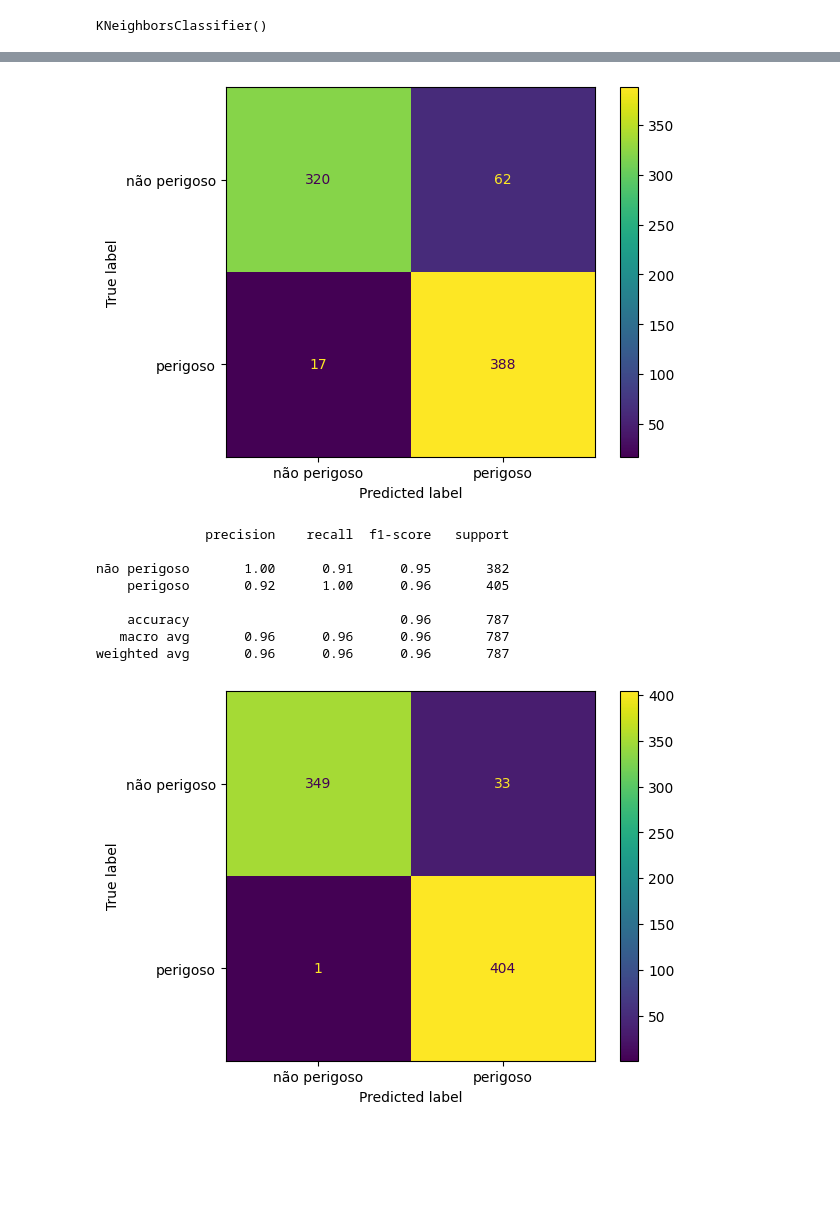
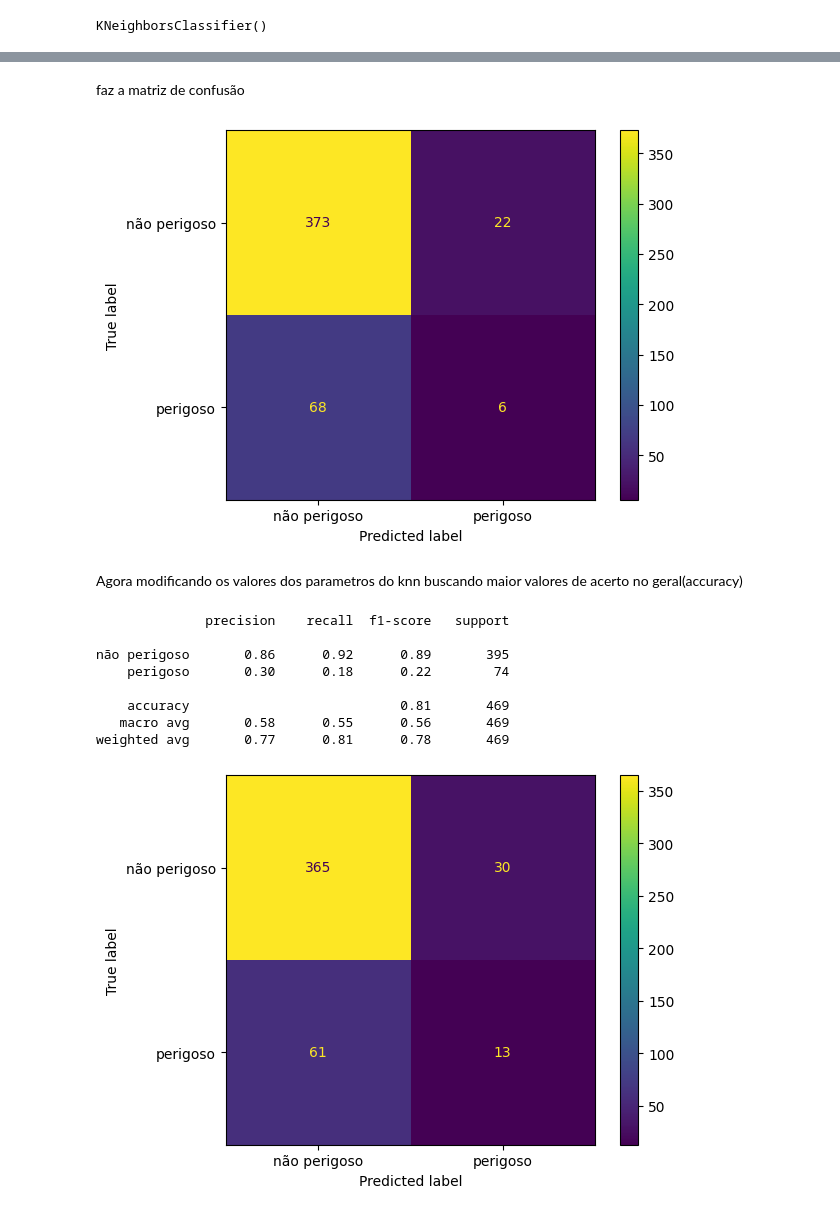
Before and after one commit to gabrielmaiaaa/IA-Inteligencia-Asteroide, a Jupyter notebook: Codigos/IA.ipynb, the cells around one changed output, grey strips where cells are left out. Drawn from its saved outputs; the diff is of its cells as text; code cells hidden in the pictures; blank space fills up the shorter version.

```diff
--- a/Codigos/IA.ipynb
+++ b/Codigos/IA.ipynb
@@ -84,2 +64,2 @@ Separa em casos de treino e caso de teste, sendo 70% pra treino e 30% para testa
 # %%
-x_train, x_test, y_train, y_test = train_test_split(x_balanced, y_balanced, test_size=0.1, random_state=2)
+x_train, x_test, y_train, y_test = train_test_split(x, y, test_size=0.1, random_state=42)
@@ -88,8 +66,3 @@ tratar o dados para melhor utilização
-# %%
-# Normalizar os dados
-scaler = StandardScaler()
-x_train = scaler.fit_transform(x_train)
-x_test = scaler.transform(x_test)
 # %% [markdown]
 Agora começa os classificadores, primeiro arvore de descisão:
 Cria a arvore de decisão(padrão)
@@ -131,2 +104,28 @@ plt.show()
 # %% [markdown]
 Agora modificando os valores dos parametros da arvore buscando maior valores de acerto no geral(accuracy)
+# %%
+clf = tree.DecisionTreeClassifier(
+        criterion= 'entropy',
+        max_depth= 10,
+        min_samples_leaf= 5,
+        min_samples_split= 20,
+        splitter= 'best',
+        random_state=42,
+        class_weight='balanced'
+)
+
+#treina a arvore
+clf.fit(x_train,y_train)
+
+#faz o predict das amostras que a gente deixou como teste
+y_pred = clf.predict(x_test)
+
+#faz o relatório de métricas
+target_names = ['não perigoso', 'perigoso']
+print(classification_report(y_test, y_pred, target_names=target_names))
+
+#faz a matriz de confusão
+cm = confusion_matrix(y_test, y_pred, labels=clf.classes_)
+disp = ConfusionMatrixDisplay(confusion_matrix=cm,display_labels=['não perigoso', 'perigoso'])
+disp.plot()
+plt.show()
@@ -133,12 +144,12 @@ Agora modificando os valores dos parametros da arvore buscando maior valores de
 # %%
 clf = tree.DecisionTreeClassifier(
         criterion= 'entropy',
-        max_depth= 40,
+        max_depth= 30,
         min_samples_leaf= 1,
         min_samples_split= 2,
         splitter= 'best',
-        #random_state=42,
-        #class_weight='balanced'
+        random_state=42,
+        class_weight='balanced'
 )
 
 #treina a arvore
@@ -238,35 +209,42 @@ weighted avg       0.90      0.90      0.90       787
+# %% [markdown]
+faz a matriz de confusão
 # %%
-#faz a matriz de confusão
 cm = confusion_matrix(y_test, y_pred, labels=knn.classes_)
 disp = ConfusionMatrixDisplay(confusion_matrix=cm,display_labels=['não perigoso', 'perigoso'])
 disp.plot()
 plt.show()
 # %% [output]
-[figure, old version]
+[figure, new version]
+# %% [markdown]
+Agora modificando os valores dos parametros do knn buscando maior valores de acerto no geral(accuracy)
 # %%
-knn = KNeighborsClassifier(metric='manhattan',n_neighbors=3,weights='distance')
+knn = KNeighborsClassifier(
+    metric='manhattan',
+    n_neighbors=3,
+    weights='distance'
+)
 # Treine o classificador
 knn.fit(x_train, y_train)
 
 #Faça previsões no conjunto de teste
 y_pred = knn.predict(x_test)
 
 #faz o relatório de métricas
 target_names = ['não perigoso', 'perigoso']
 print(classification_report(y_test, y_pred, target_names=target_names))
 
 #faz a matriz de confusão
 cm = confusion_matrix(y_test, y_pred, labels=knn.classes_)
 disp = ConfusionMatrixDisplay(confusion_matrix=cm,display_labels=['não perigoso', 'perigoso'])
 disp.plot()
 plt.show()
 # %% [output]
               precision    recall  f1-score   support
 
-não perigoso       1.00      0.91      0.95       382
-    perigoso       0.92      1.00      0.96       405
+não perigoso       0.86      0.92      0.89       395
+    perigoso       0.30      0.18      0.22        74
 
-    accuracy                           0.96       787
-   macro avg       0.96      0.96      0.96       787
-weighted avg       0.96      0.96      0.96       787
+    accuracy                           0.81       469
+   macro avg       0.58      0.55      0.56       469
+weighted avg       0.77      0.81      0.78       469
-[figure, old version]
+[figure, new version]
```
Also changed, not shown: parts of 17 cells of this notebook, 5 other files.
